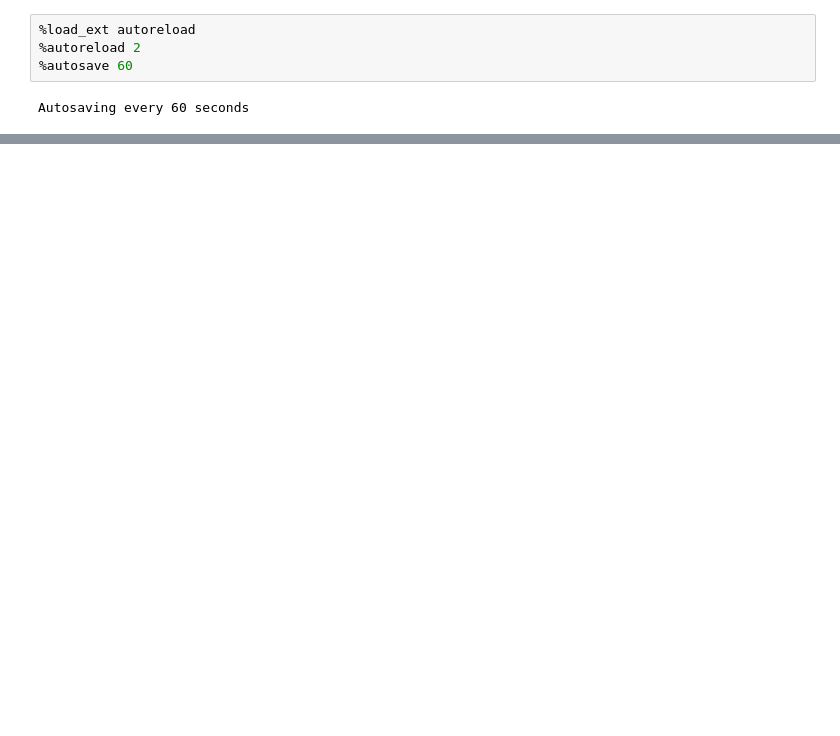
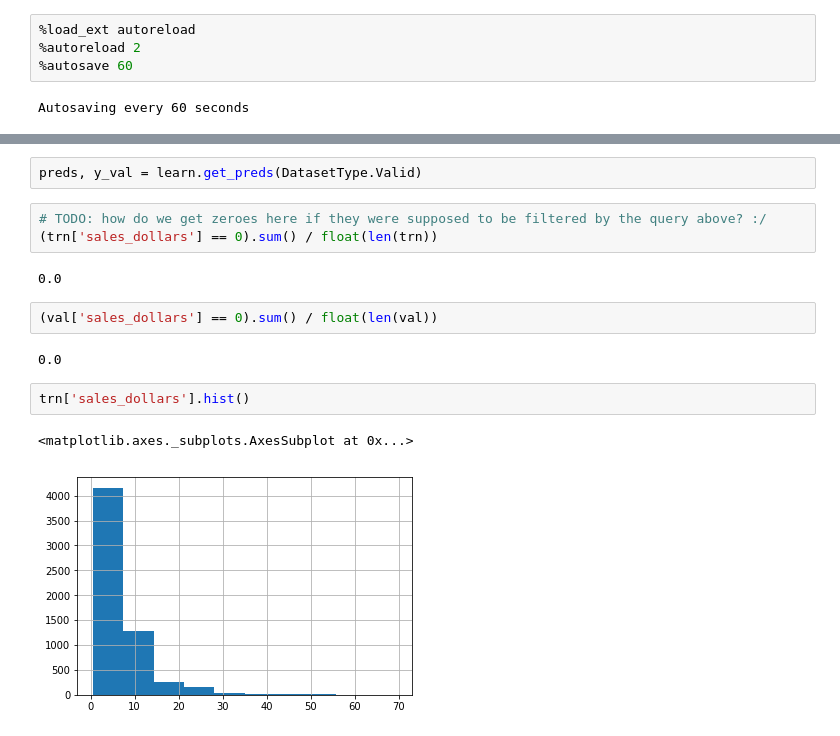
Before and after one commit to cluePrints/data-sci-fience, a Jupyter notebook: m5-forecasting-accuracy/0500. Pipeline-ish.ipynb, the cells around one changed output, grey strips where cells are left out. Cells and saved outputs as stored; diff of their text form; blank space fills up the shorter version.

```diff
--- a/m5-forecasting-accuracy/0500. Pipeline-ish.ipynb
+++ b/m5-forecasting-accuracy/0500. Pipeline-ish.ipynb
@@ -215,0 +242,16 @@ _______________________________________join_w_prices cache loaded - 0.0s, 0.0min
+# %%
+preds, y_val = learn.get_preds(DatasetType.Valid)
+# %%
+# TODO: how do we get zeroes here if they were supposed to be filtered by the query above? :/
+(trn['sales_dollars'] == 0).sum() / float(len(trn))
+# %% [output]
+0.0
+# %%
+(val['sales_dollars'] == 0).sum() / float(len(val))
+# %% [output]
+0.0
+# %%
+trn['sales_dollars'].hist()
+# %% [output]
+<matplotlib.axes._subplots.AxesSubplot at 0x...>
+[figure, added]
```
Also changed, not shown: parts of 7 cells of this notebook, 1 other file.
